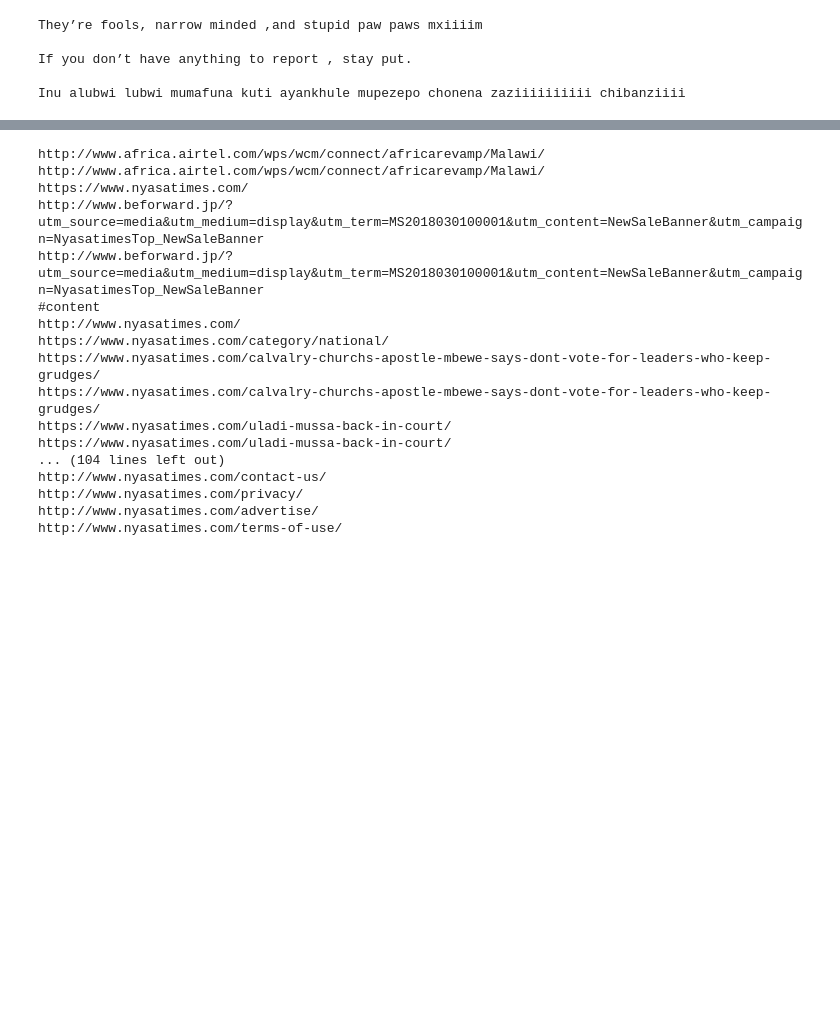
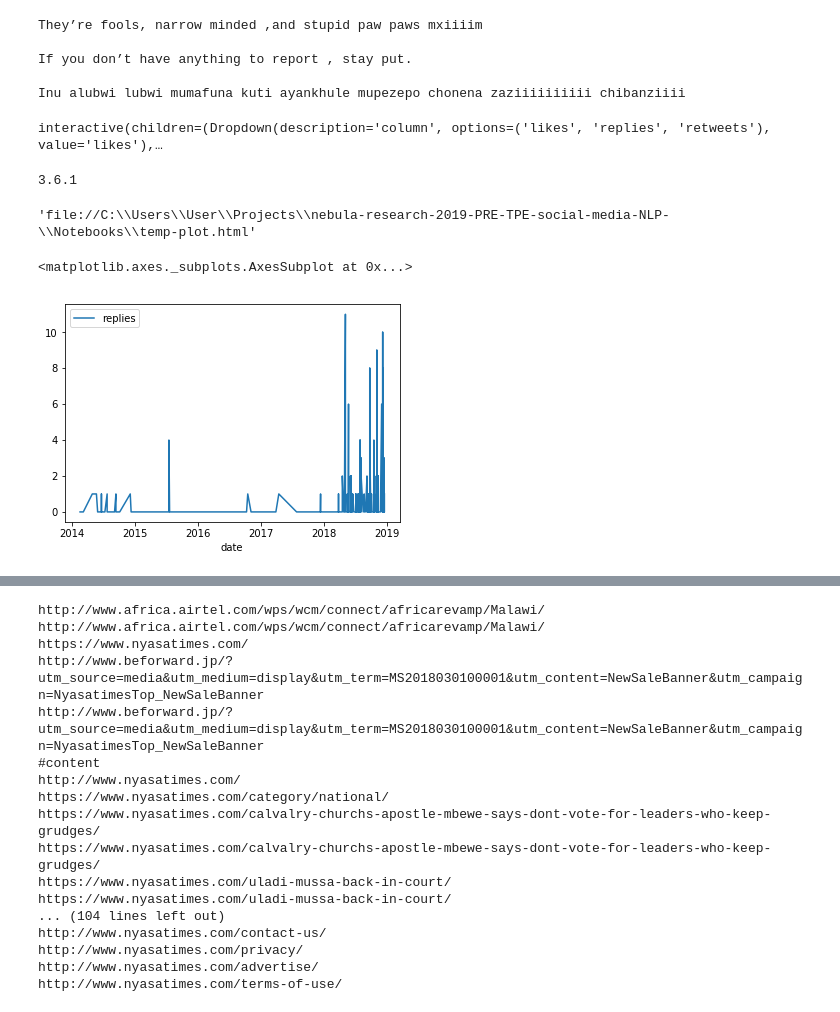
Before and after one commit to Often87/nebula-research-2019-PRE-TPE-social-media-NLP-, a Jupyter notebook: nebula-research-2019-PRE-TPE-social-media-NLP-/Malawi 2019 Tripartite Election Online Text Analysis [Nebula Research].ipynb, the cells around one changed output, grey strips where cells are left out. Drawn from its saved outputs; the diff is of its cells as text; code cells hidden in the pictures; blank space fills up the shorter version.

```diff
--- a/nebula-research-2019-PRE-TPE-social-media-NLP-/Malawi 2019 Tripartite Election Online Text Analysis [Nebula Research].ipynb
+++ b/nebula-research-2019-PRE-TPE-social-media-NLP-/Malawi 2019 Tripartite Election Online Text Analysis [Nebula Research].ipynb
@@ -35,0 +51,38 @@ scraping nytimes post first paragraph only
+# %%
+import pandas as pd
+data= pd.DataFrame
+
+data=pd.read_json('../Data/skc.json')
+drp=data.drop(['fullname', 'html', 'id', 'user', 'url'], axis=1)
+drp.to_csv('dropped.csv')
+drp['date'] = [d.date() for d in drp['timestamp']]
+drp['time'] = [d.time() for d in drp['timestamp']]
+pd.set_option('display.max_colwidth', -1)
+#interactive controls for jupyternotebook.
+@interact
+def show_articles_more_than(column=['likes', 'replies', 'retweets'], value=(10, 100, 10)):
+   return drp.loc[drp[column] > value]
+# %% [output]
+interactive(children=(Dropdown(description='column', options=('likes', 'replies', 'retweets'), value='likes'),…
+# %%
+from plotly import __version__
+from plotly.offline import download_plotlyjs, init_notebook_mode, plot, iplot
+
+print(__version__)
+# %% [output]
+3.6.1
+# %%
+import plotly
+import plotly.graph_objs as go
+
+plotly.offline.plot({
+    "data": [go.Scatter(x=drp['date'], y= drp['likes'])],
+    "layout": go.Layout(title="hello world")
+}, auto_open=True)
+# %% [output]
+'file://C:\\Users\\User\\Projects\\nebula-research-2019-PRE-TPE-social-media-NLP-\\Notebooks\\temp-plot.html'
+# %%
+drp.plot(kind='line', x='date', y='replies')
+# %% [output]
+<matplotlib.axes._subplots.AxesSubplot at 0x...>
+[figure, added]
```
Also changed, not shown: parts of 10 cells of this notebook.
